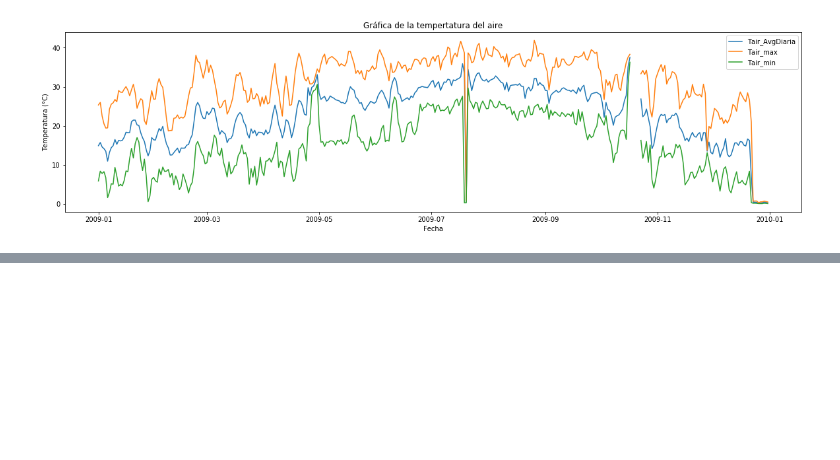
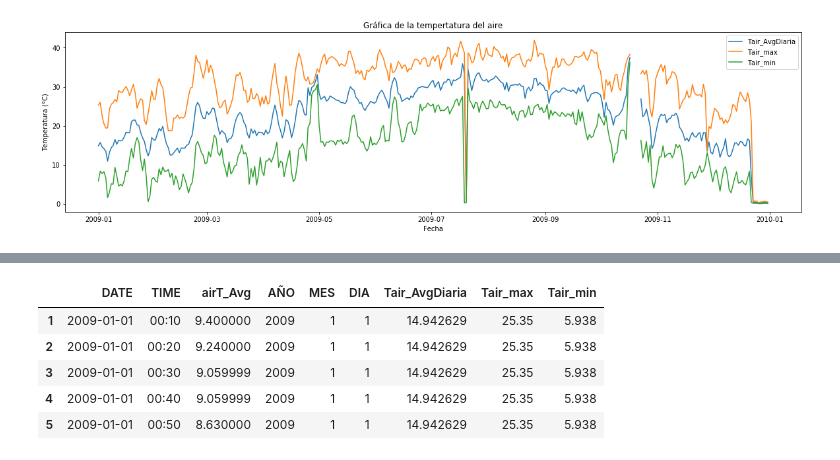
Before and after one commit to Askleth/Archivero, a Jupyter notebook: Actividad_8/Act8.ipynb, the cells around one changed output, grey strips where cells are left out. Saved outputs shown, nothing was run; the diff lists cells and outputs as text; code cells hidden in the pictures; blank space fills up the shorter version.

```diff
--- a/Actividad_8/Act8.ipynb
+++ b/Actividad_8/Act8.ipynb
@@ -186,0 +187,10 @@ len(meteo1dia)
+# %%
+
+meteo.head()
+# %% [output]
+|  | DATE | TIME | airT_Avg | AÑO | MES | DIA | Tair_AvgDiaria | Tair_max | Tair_min |
+| 1 | 2009-01-01 | 00:10 | 9.400000 | 2009 | 1 | 1 | 14.942629 | 25.35 | 5.938 |
+| 2 | 2009-01-01 | 00:20 | 9.240000 | 2009 | 1 | 1 | 14.942629 | 25.35 | 5.938 |
+| 3 | 2009-01-01 | 00:30 | 9.059999 | 2009 | 1 | 1 | 14.942629 | 25.35 | 5.938 |
+| 4 | 2009-01-01 | 00:40 | 9.059999 | 2009 | 1 | 1 | 14.942629 | 25.35 | 5.938 |
+| 5 | 2009-01-01 | 00:50 | 8.630000 | 2009 | 1 | 1 | 14.942629 | 25.35 | 5.938 |
```
Also changed, not shown: parts of 17 cells of this notebook.
